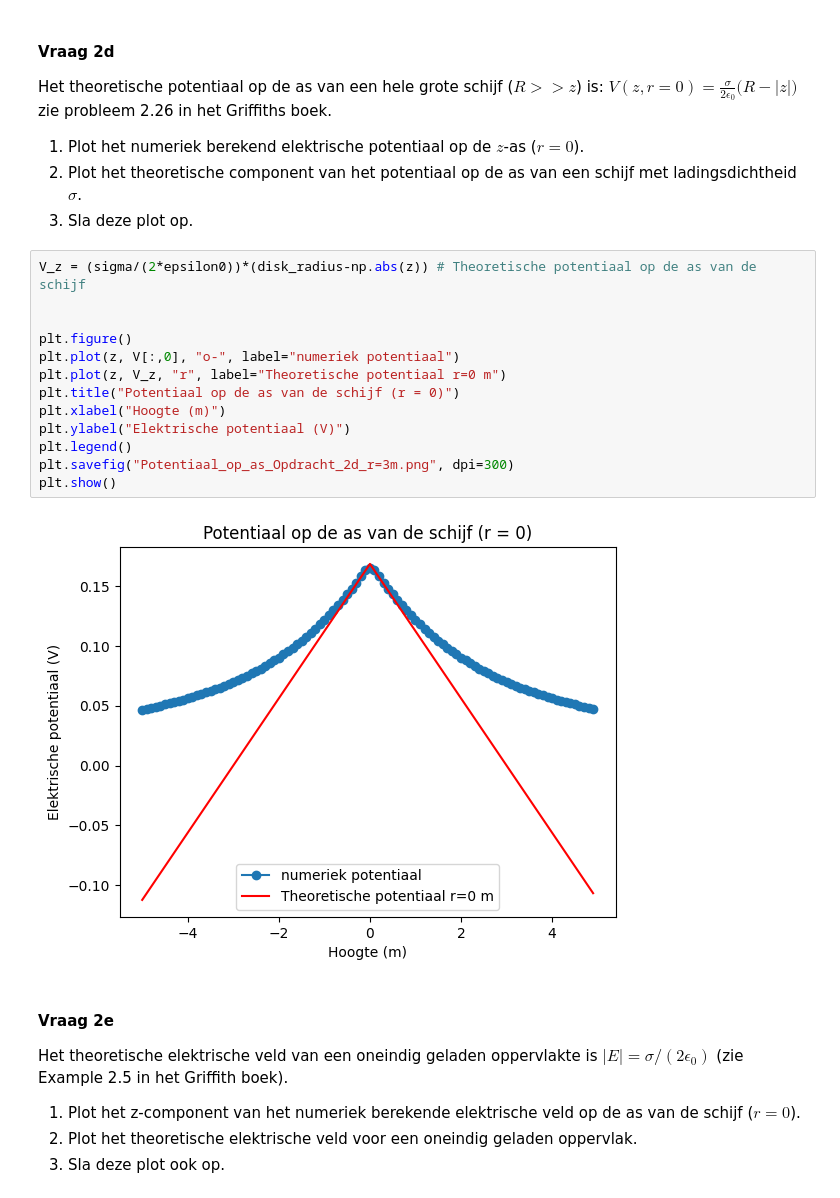
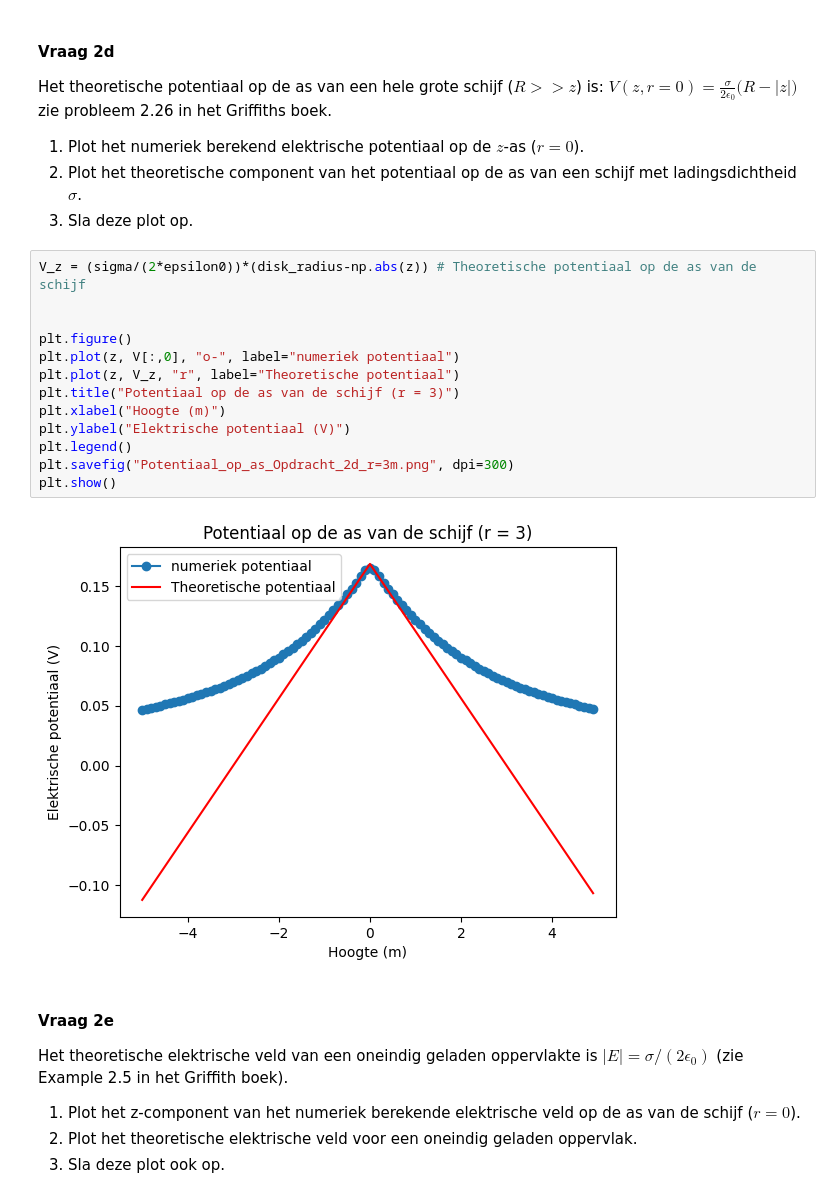
Before and after one commit to JSlootsTUD/opdrachten-DEF-D-Justin, a Jupyter notebook: DigitaleOntwerpopdrachten/1CondensatorOpdracht/CondensatorOntwerpopdracht.ipynb, the cells around one changed output. Cells and saved outputs as stored; diff of their text form.

Commit message:
Foutje gespot met de opgeslagen figuren, is verbeterd

```diff
--- a/DigitaleOntwerpopdrachten/1CondensatorOpdracht/CondensatorOntwerpopdracht.ipynb
+++ b/DigitaleOntwerpopdrachten/1CondensatorOpdracht/CondensatorOntwerpopdracht.ipynb
@@ -257,18 +257,18 @@ zie probleem 2.26 in het Griffiths boek.
 # %%
 V_z = (sigma/(2*epsilon0))*(disk_radius-np.abs(z)) # Theoretische potentiaal op de as van de schijf
 
 
 plt.figure()
 plt.plot(z, V[:,0], "o-", label="numeriek potentiaal")
-plt.plot(z, V_z, "r", label="Theoretische potentiaal r=0 m")
-plt.title("Potentiaal op de as van de schijf (r = 0)")
+plt.plot(z, V_z, "r", label="Theoretische potentiaal")
+plt.title("Potentiaal op de as van de schijf (r = 3)")
 plt.xlabel("Hoogte (m)")
 plt.ylabel("Elektrische potentiaal (V)")
 plt.legend()
 plt.savefig("Potentiaal_op_as_Opdracht_2d_r=3m.png", dpi=300)
 plt.show()
 # %% [output]
-[figure, old version]
+[figure, new version]
 # %% [markdown]
 #### Vraag 2e
 
```
Also changed, not shown: parts of 1 cell of this notebook, 2 other files.
